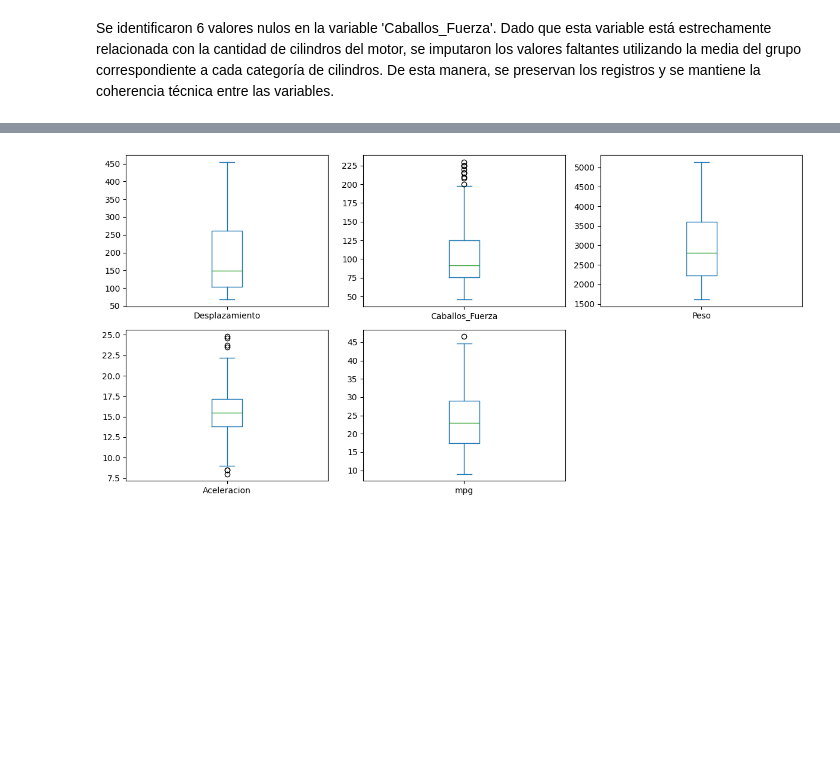
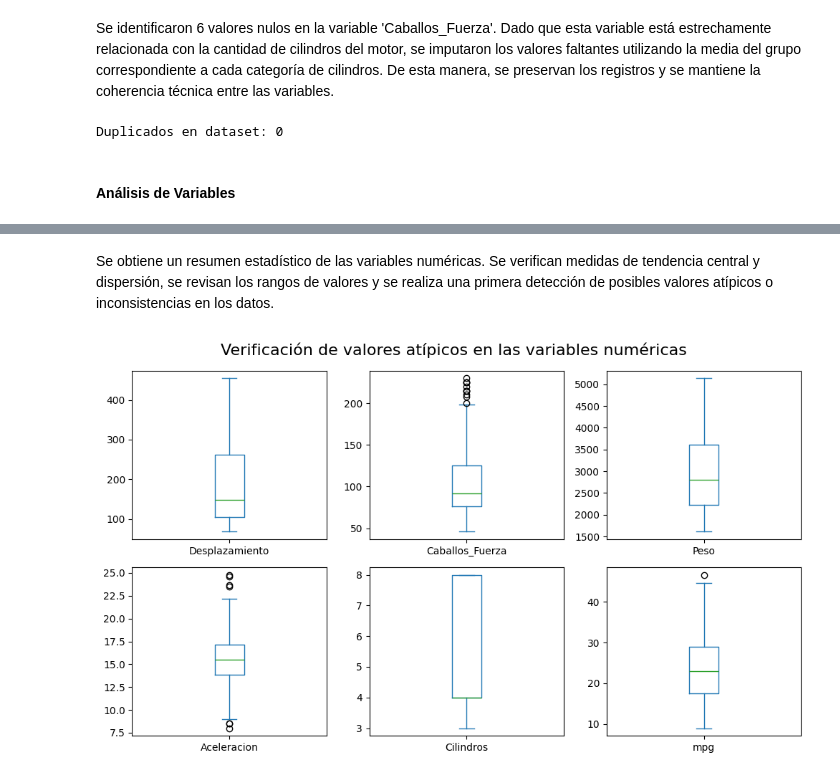
Before and after one commit to JuanAlbornoz32/Proyectos_Bootcamp_Analisis_de_Datos, a Jupyter notebook: ejercicios_en_python/modelos_de_regresion/regresion_multiple/ejercicio_millas_por_galon.ipynb, the cells around one changed output, grey strips where cells are left out. Saved outputs shown, nothing was run; the diff lists cells and outputs as text; code cells hidden in the pictures; blank space fills up the shorter version.

```diff
--- a/ejercicios_en_python/modelos_de_regresion/regresion_multiple/ejercicio_millas_por_galon.ipynb
+++ b/ejercicios_en_python/modelos_de_regresion/regresion_multiple/ejercicio_millas_por_galon.ipynb
@@ -94,4 +96,12 @@ dtypes: float64(5), int64(3), object(1)
 memory usage: 28.1+ KB
 # %% [markdown]
 Se identificaron 6 valores nulos en la variable 'Caballos_Fuerza'. Dado que esta variable está estrechamente relacionada con la cantidad de cilindros del motor, se imputaron los valores faltantes utilizando la media del grupo correspondiente a cada categoría de cilindros. De esta manera, se preservan los registros y se mantiene la coherencia técnica entre las variables.
+# %%
+# Verificación de valores duplicados
+
+print("Duplicados en dataset:", df.duplicated().sum())
+# %% [output]
+Duplicados en dataset: 0
+# %% [markdown]
+#### Análisis de Variables
 # %%
@@ -110,10 +117,16 @@ df.describe()
 | 50% | 4.000000 | 148.500000 | 92.000000 | 2803.500000 | 15.500000 | 76.000000 | 1.000000 | 23.000000 |
 | 75% | 8.000000 | 262.000000 | 125.000000 | 3608.000000 | 17.175000 | 79.000000 | 2.000000 | 29.000000 |
 | max | 8.000000 | 455.000000 | 230.000000 | 5140.000000 | 24.800000 | 82.000000 | 3.000000 | 46.600000 |
+# %% [markdown]
+Se obtiene un resumen estadístico de las variables numéricas. Se verifican medidas de tendencia central y dispersión, se revisan los rangos de valores y se realiza una primera detección de posibles valores atípicos o inconsistencias en los datos.
 # %%
-# Boxplot para ver outliers en todas las variables numéricas
-df[['Desplazamiento','Caballos_Fuerza','Peso','Aceleracion','mpg']].plot(kind='box', subplots=True, layout=(2,3), figsize=(12,6))
+# Bloxplot para las variable númericas
+
+df[['Desplazamiento','Caballos_Fuerza','Peso','Aceleracion','Cilindros', 'mpg']].plot(
+    kind='box', subplots=True, layout=(2,3), figsize=(10,6)
+)
+plt.suptitle("Verificación de valores atípicos en las variables numéricas", fontsize=16)
 plt.tight_layout()
 plt.show()
 # %% [output]
-[figure, old version]
+[figure, new version]
```
Also changed, not shown: parts of 43 cells of this notebook.
